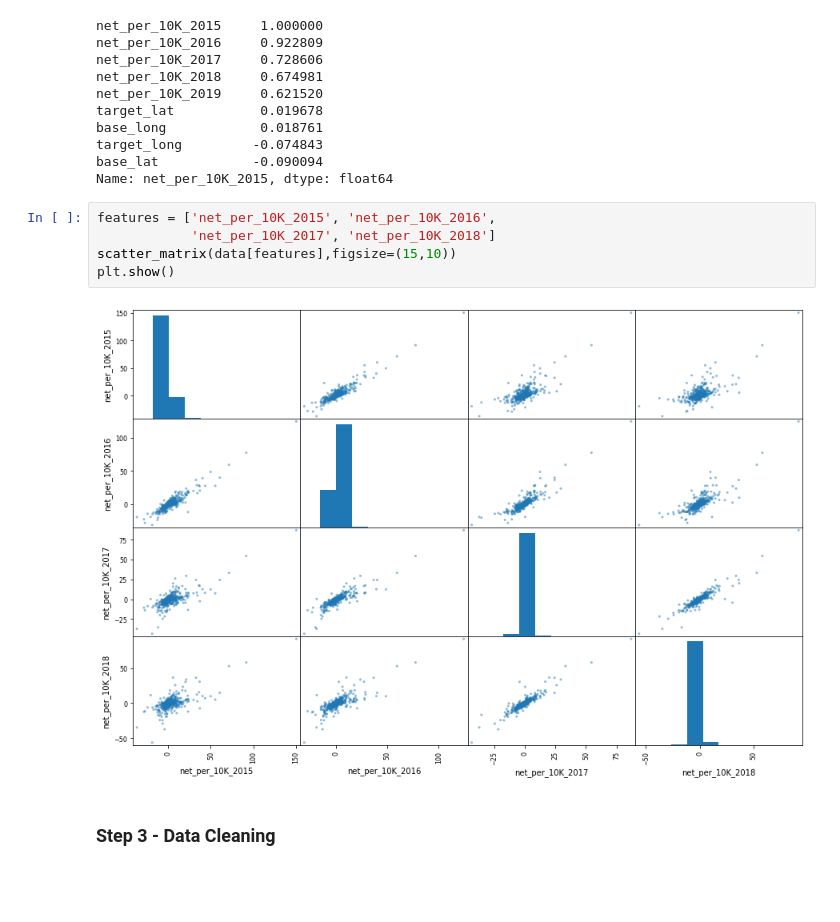
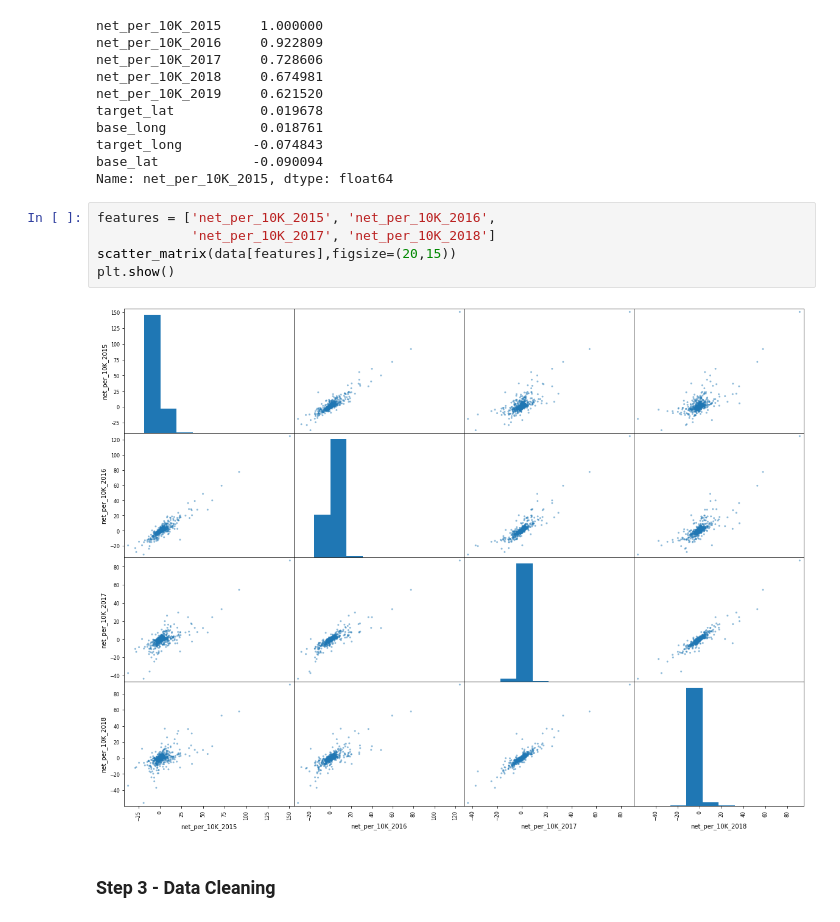
Before and after one commit to myp79/Data_Mining, a Jupyter notebook: main.ipynb, the cells around one changed output. Saved outputs shown, nothing was run; the diff lists cells and outputs as text; blank space fills up the shorter version.

```diff
--- a/main.ipynb
+++ b/main.ipynb
@@ -92,10 +106,10 @@ Name: net_per_10K_2015, dtype: float64
 # %%
 features = ['net_per_10K_2015', 'net_per_10K_2016',
             'net_per_10K_2017', 'net_per_10K_2018']
-scatter_matrix(data[features],figsize=(15,10))
+scatter_matrix(data[features],figsize=(20,15))
 plt.show()
 # %% [output]
-[figure, old version]
+[figure, new version]
 # %% [markdown]
 ### Step 3 - Data Cleaning
 # %% [markdown]
```
Also changed, not shown: parts of 5 cells of this notebook.
